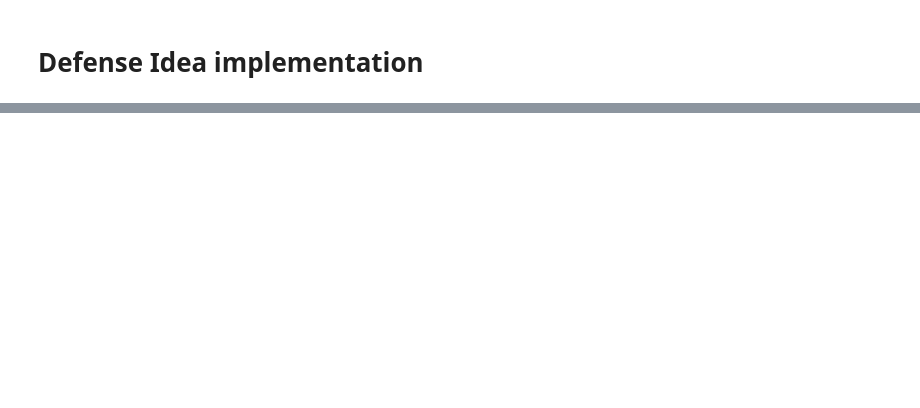
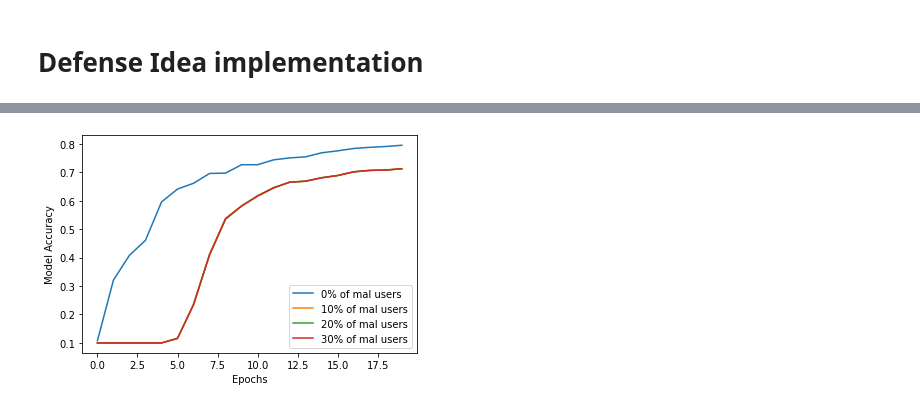
Before and after one commit to nikosgalanis/data-poisoning-defense-fl, a Jupyter notebook: Federated_Training/loss_defense.ipynb, the cells around one changed output, grey strips where cells are left out. Cells and saved outputs as stored; diff of their text form; code cells hidden in the pictures; blank space fills up the shorter version.

Commit message:
loss defense pipeline working

```diff
--- a/Federated_Training/loss_defense.ipynb
+++ b/Federated_Training/loss_defense.ipynb
@@ -191,6 +201,10 @@ def client_fake_update(model, dataset, server_weights, client_optimizer):
+# %%
+def return_threshold(losses):
+    """Function to implement defense, based on losses given"""
+    return losses[-1]
 # %%
 @tf.function
-def client_update(model, dataset, server_weights, client_optimizer, threshold):
+def client_update(model, dataset, server_weights, client_optimizer):
   """Performs training (using the server model weights) on the client's dataset."""
   # Initialize the client model with the current server weights.
   client_weights = model.trainable_variables
@@ -199,6 +213,11 @@ def client_update(model, dataset, server_weights, client_optimizer, threshold):
   tf.nest.map_structure(lambda x, y: x.assign(y),
                         client_weights, server_weights)
 
+  losses = read_last_n_lines("/home/nikos/msc-thesis/tmp/losses", n_clients)
+
+  threshold = return_threshold(losses)
+
+  threshold = tf.strings.to_number(threshold)
 
   # Initialize a variable to accumulate the total loss.
   total_loss = 0.0
@@ -208,7 +227,6 @@ def client_update(model, dataset, server_weights, client_optimizer, threshold):
     with tf.GradientTape() as tape:
       # Compute a forward pass on the batch of data
       outputs = model.forward_pass(batch)
-
 
     # Add the current batch loss to the total loss.
     total_loss += outputs.loss
@@ -220,14 +238,10 @@ def client_update(model, dataset, server_weights, client_optimizer, threshold):
     # Apply the gradient using a client optimizer.
     client_optimizer.apply_gradients(grads_and_vars)
 
-  if total_loss > tff.federated_value(threshold, tff.SERVER):
+  if total_loss > threshold:
     client_weights = default_client_weights
 
-  # total_loss = tf.py_function(func=append_loss, inp=[total_loss], Tout=tf.float32)
-  # total_loss.set_shape(())
-
-
-  return tf.nest.map_structure(tf.identity, (client_weights, total_loss))
+  return client_weights
 # %%
 @tf.function
 def server_update(model, mean_client_weights):
@@ -255,12 +269,11 @@ def client_fake_update_fn(tf_dataset, server_weights):
   client_optimizer = tf.keras.optimizers.SGD(learning_rate=client_learning_rate)
   return client_fake_update(model, tf_dataset, server_weights, client_optimizer)
 # %%
-# @tff.tf_computation(tf_dataset_type, model_weights_type, tff.SequenceType(tf.float32))
-@tff.tf_computation()
-def client_update_fn(tf_dataset, server_weights, threshold):
+@tff.tf_computation(tf_dataset_type, model_weights_type)
+def client_update_fn(tf_dataset, server_weights):
   model = mnist_model()
   client_optimizer = tf.keras.optimizers.SGD(learning_rate=client_learning_rate)
-  return client_update(model, tf_dataset, server_weights, client_optimizer, threshold)
+  return client_update(model, tf_dataset, server_weights, client_optimizer)
 # %%
 @tff.tf_computation(model_weights_type)
 def server_update_fn(mean_client_weights):
@@ -349,11 +324,11 @@ federated_train_data = make_federated_data(emnist_train, clients, 0, 0, train=Tr
 central_emnist_test = emnist_test.create_tf_dataset_from_all_clients()
 central_emnist_test = preprocess(central_emnist_test, train=False)
 # %%
-def evaluate(server_state):
+def evaluate(server_state, dataset):
   keras_model = create_model()
   keras_model.compile(
     loss=tf.keras.losses.SparseCategoricalCrossentropy(),
-    metrics=[tf.keras.metrics.SparseCategoricalAccuracy()]
+    metrics=[tf.keras.metrics.SparseCategoricalAccuracy(), SpecificClassRecall(class_id = 3)]
   )
   keras_model.set_weights(server_state)
-  keras_model.evaluate(central_emnist_test.map(lambda element: (element['x'], element['y'])))
+  return keras_model.evaluate(dataset.map(lambda element: (element['x'], element['y'])), verbose=0)
@@ -397,0 +407,13 @@ print(clients_loss)
+# %%
+epochs = [x for x in range(0, n_train_epochs)]
+for cnt, model_acc in enumerate(accs):
+
+    plt.plot(epochs, model_acc, label = str(cnt * 10) + "% of mal users")
+
+
+plt.xlabel("Epochs")
+plt.ylabel("Model Accuracy")
+plt.legend()
+plt.show()
+# %% [output]
+[figure, added]
```
Also changed, not shown: parts of 17 cells of this notebook, 2 other files.
